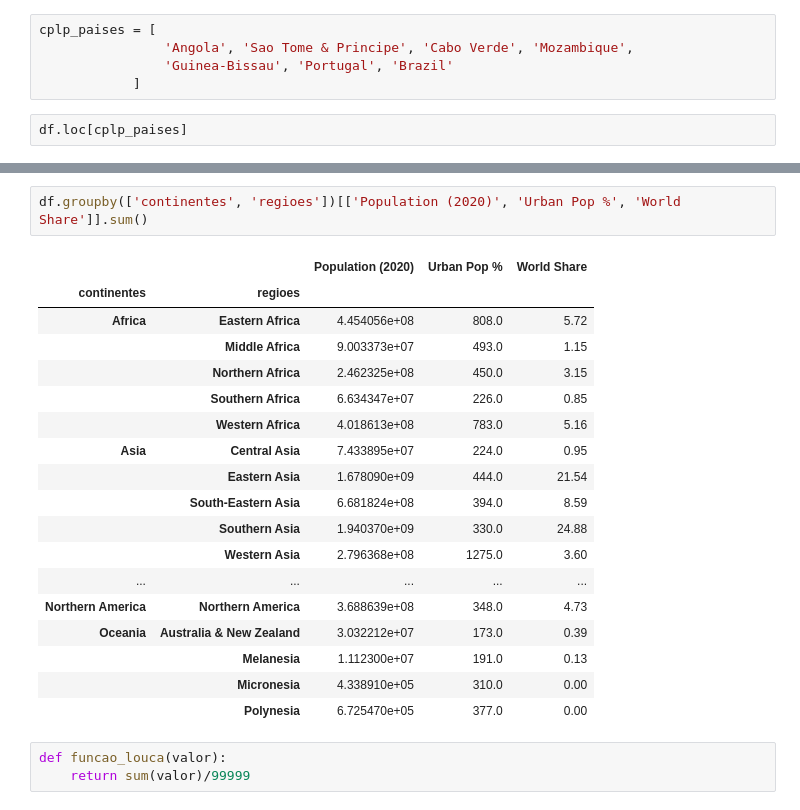
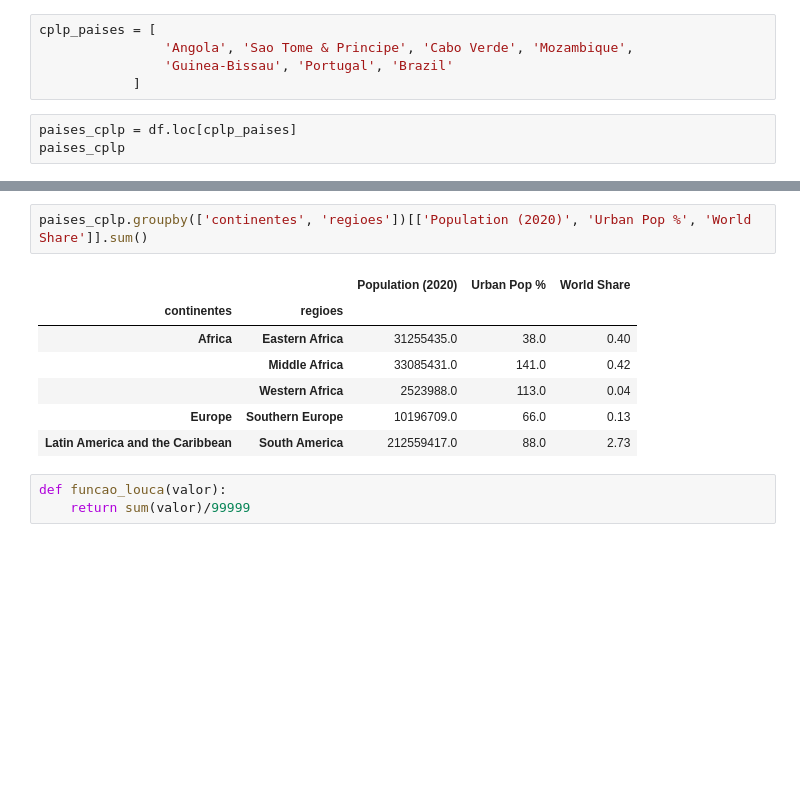
Before and after one commit to LeideSoares/machine_learning_portuguese_tutorial, a Jupyter notebook: a2_libraries/a2_pandas.ipynb, the cells around one changed output, grey strips where cells are left out. Drawn from its saved outputs; the diff is of its cells as text; blank space fills up the shorter version.

```diff
--- a/a2_libraries/a2_pandas.ipynb
+++ b/a2_libraries/a2_pandas.ipynb
@@ -153,7 +235,8 @@ cplp_paises = [
                 'Guinea-Bissau', 'Portugal', 'Brazil'
             ]
 # %%
-df.loc[cplp_paises]
+paises_cplp = df.loc[cplp_paises]
+paises_cplp
 # %% [output]
 |  | regioes | continentes | url | Population (2020) | Yearly Change | Net Change | Density (P/Km²) | ... |
 | paises |  |  |  |  |  |  |  | ... |
@@ -248,24 +318,13 @@ df.groupby(['continentes'])[['Population (2020)']].sum()
 # %%
-df.groupby(['continentes', 'regioes'])[['Population (2020)', 'Urban Pop %', 'World Share']].sum()
+paises_cplp.groupby(['continentes', 'regioes'])[['Population (2020)', 'Urban Pop %', 'World Share']].sum()
 # %% [output]
 |  |  | Population (2020) | Urban Pop % | World Share |
 | continentes | regioes |  |  |  |
-| Africa | Eastern Africa | 4.454056e+08 | 808.0 | 5.72 |
-|  | Middle Africa | 9.003373e+07 | 493.0 | 1.15 |
-|  | Northern Africa | 2.462325e+08 | 450.0 | 3.15 |
-|  | Southern Africa | 6.634347e+07 | 226.0 | 0.85 |
-|  | Western Africa | 4.018613e+08 | 783.0 | 5.16 |
-| Asia | Central Asia | 7.433895e+07 | 224.0 | 0.95 |
-|  | Eastern Asia | 1.678090e+09 | 444.0 | 21.54 |
-|  | South-Eastern Asia | 6.681824e+08 | 394.0 | 8.59 |
-|  | Southern Asia | 1.940370e+09 | 330.0 | 24.88 |
-|  | Western Asia | 2.796368e+08 | 1275.0 | 3.60 |
-| ... | ... | ... | ... | ... |
-| Northern America | Northern America | 3.688639e+08 | 348.0 | 4.73 |
-| Oceania | Australia & New Zealand | 3.032212e+07 | 173.0 | 0.39 |
-|  | Melanesia | 1.112300e+07 | 191.0 | 0.13 |
-|  | Micronesia | 4.338910e+05 | 310.0 | 0.00 |
-|  | Polynesia | 6.725470e+05 | 377.0 | 0.00 |
+| Africa | Eastern Africa | 31255435.0 | 38.0 | 0.40 |
+|  | Middle Africa | 33085431.0 | 141.0 | 0.42 |
+|  | Western Africa | 2523988.0 | 113.0 | 0.04 |
+| Europe | Southern Europe | 10196709.0 | 66.0 | 0.13 |
+| Latin America and the Caribbean | South America | 212559417.0 | 88.0 | 2.73 |
 # %%
 def funcao_louca(valor):
     return sum(valor)/99999
```
Also changed, not shown: parts of 33 cells of this notebook, 2 other files.
